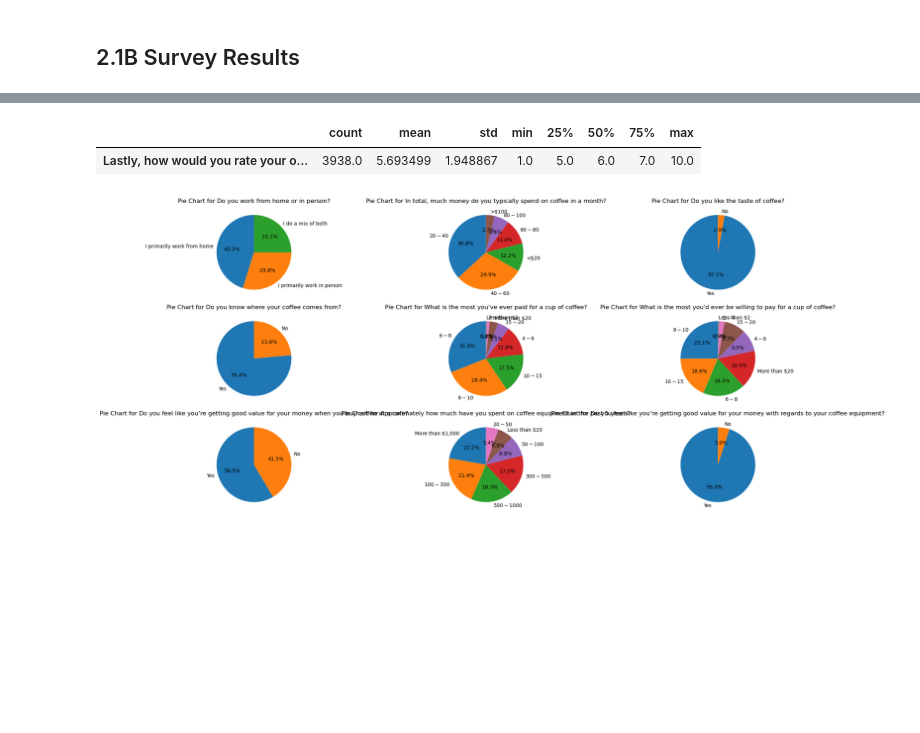
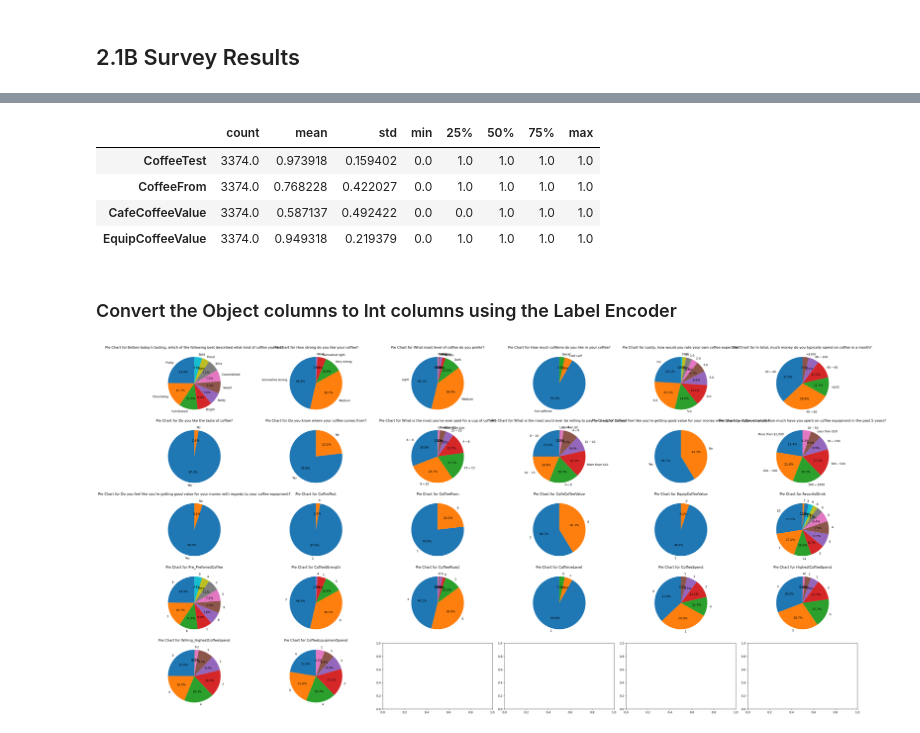
Before and after one commit to kymayodeji/mavencoffee, a Jupyter notebook: eda.ipynb, the cells around one changed output, grey strips where cells are left out. Saved outputs shown, nothing was run; the diff lists cells and outputs as text; code cells hidden in the pictures; blank space fills up the shorter version.

Commit message:
data cleaning and eda for survey data

```diff
--- a/eda.ipynb
+++ b/eda.ipynb
@@ -486,0 +658,3 @@ Name: Lastly, how would you rate your own coffee expertise?, dtype: float64
+# %%
+s_df['HighestCoffeeSpend']=le.fit_transform(s_df.iloc[:, 9])
+s_df['HighestCoffeeSpend'].value_counts()
@@ -486,0 +685,3 @@ Name: Lastly, how would you rate your own coffee expertise?, dtype: float64
+# %%
+s_df['Willing_HighestCoffeeSpend']=le.fit_transform(s_df.iloc[:, 10])
+s_df['Willing_HighestCoffeeSpend'].value_counts()
@@ -486,0 +711,3 @@ Name: Lastly, how would you rate your own coffee expertise?, dtype: float64
+# %%
+s_df['CoffeeEquipmentSpend']=le.fit_transform(s_df.iloc[:, 12])
+s_df['CoffeeEquipmentSpend'].value_counts()
@@ -487,9 +724,20 @@ Name: Lastly, how would you rate your own coffee expertise?, dtype: float64
+# %%
+# Convert Yes No questions into 0s and 1s
+yes_no_cols = [7,8,11,13]
+yes_no_new_names = ["CoffeeTest","CoffeeFrom", "CafeCoffeeValue", "EquipCoffeeValue"]
+for i in range(0, len(yes_no_cols)):
+    s_df[yes_no_new_names[i]] = s_df.iloc[:,yes_no_cols[i]].map({"No":0, "Yes":1})
 # %%
-survey_df.describe().T
+s_df[yes_no_new_names].describe().T
 # %% [output]
 |  | count | mean | std | min | 25% | 50% | 75% | max |
-| Lastly, how would you rate your o... | 3938.0 | 5.693499 | 1.948867 | 1.0 | 5.0 | 6.0 | 7.0 | 10.0 |
+| CoffeeTest | 3374.0 | 0.973918 | 0.159402 | 0.0 | 1.0 | 1.0 | 1.0 | 1.0 |
+| CoffeeFrom | 3374.0 | 0.768228 | 0.422027 | 0.0 | 1.0 | 1.0 | 1.0 | 1.0 |
+| CafeCoffeeValue | 3374.0 | 0.587137 | 0.492422 | 0.0 | 0.0 | 1.0 | 1.0 | 1.0 |
+| EquipCoffeeValue | 3374.0 | 0.949318 | 0.219379 | 0.0 | 1.0 | 1.0 | 1.0 | 1.0 |
+# %% [markdown]
+### Convert the Object columns to Int columns using the Label Encoder
 # %%
-pie_subplots(survey_df.iloc[:, 7:])
+pie_subplots(s_df.iloc[:,1:])
 # %% [output]
-[figure, old version]
+[figure, new version]
```
Also changed, not shown: parts of 26 cells of this notebook.
